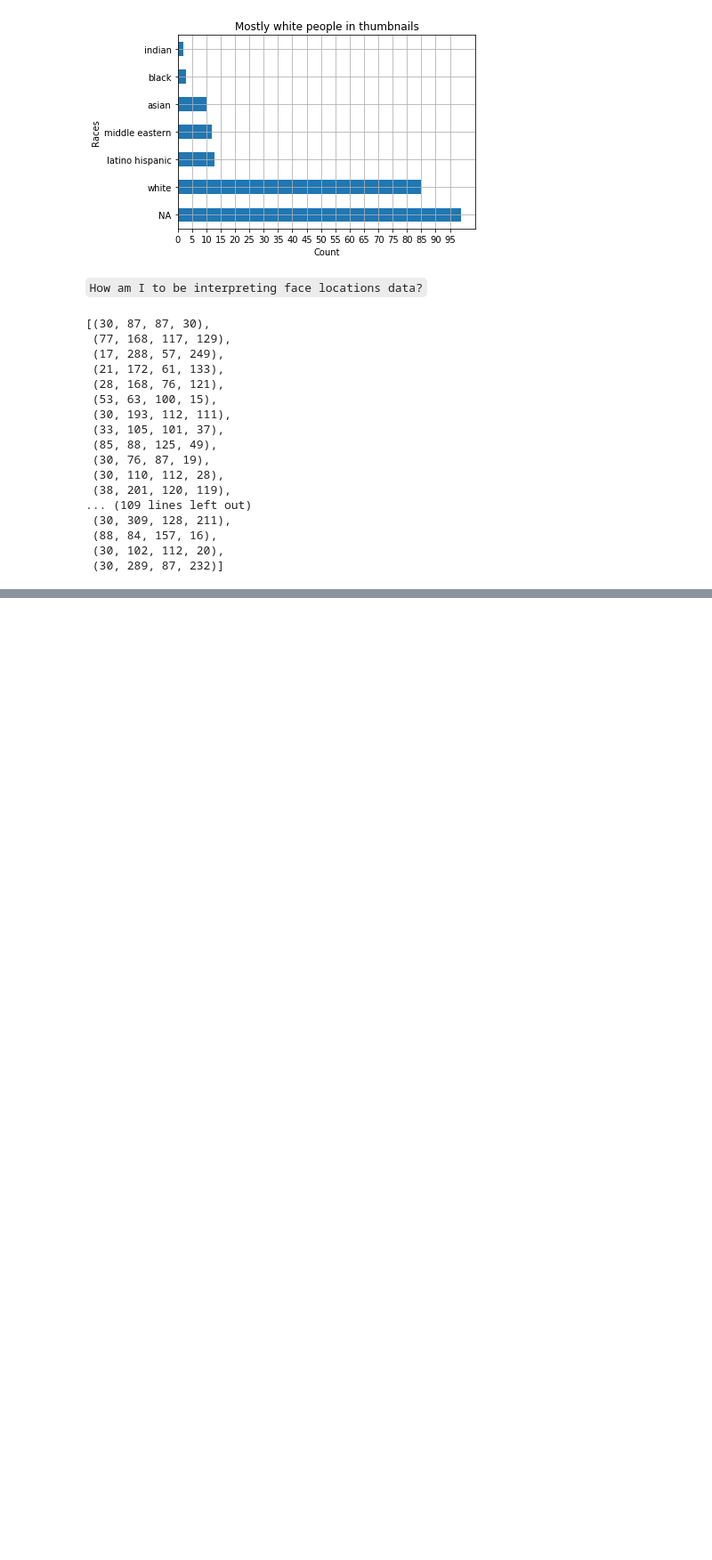
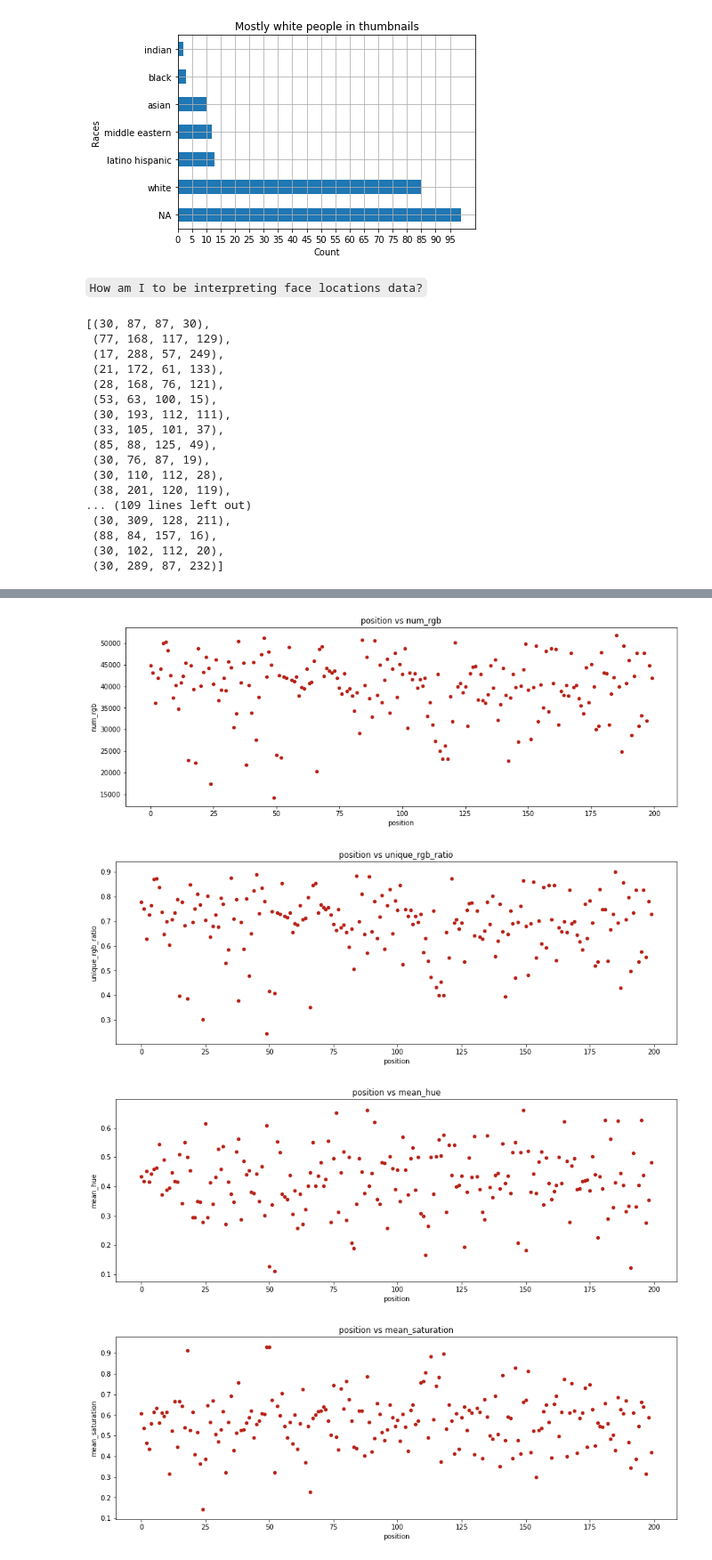
Before and after one commit to codencoding/Red-Means-Go, a Jupyter notebook: notebooks/reports/metadata_eda_coden.ipynb, the cells around one changed output, grey strips where cells are left out. Shown at 89% size. Saved outputs shown, nothing was run; the diff lists cells and outputs as text; code cells hidden in the pictures; blank space fills up the shorter version.

```diff
--- a/notebooks/reports/metadata_eda_coden.ipynb
+++ b/notebooks/reports/metadata_eda_coden.ipynb
@@ -129,0 +159,15 @@ df.face_locations.apply(eval).sum()
+# %%
+stat_cols = img_feats_df.keys().drop(["videoId", "thumbnailFilename", "size"])
+# %%
+for col in stat_cols:
+    df.plot(kind="scatter",
+            x="position",
+            y=col,
+            title="position vs " + col,
+            figsize=(15,5),
+            color="#b82116")
+# %% [output]
+[figure, added]
+[figure, added]
+[figure, added]
+[figure, added]
```
Also changed, not shown: parts of 8 cells of this notebook.
